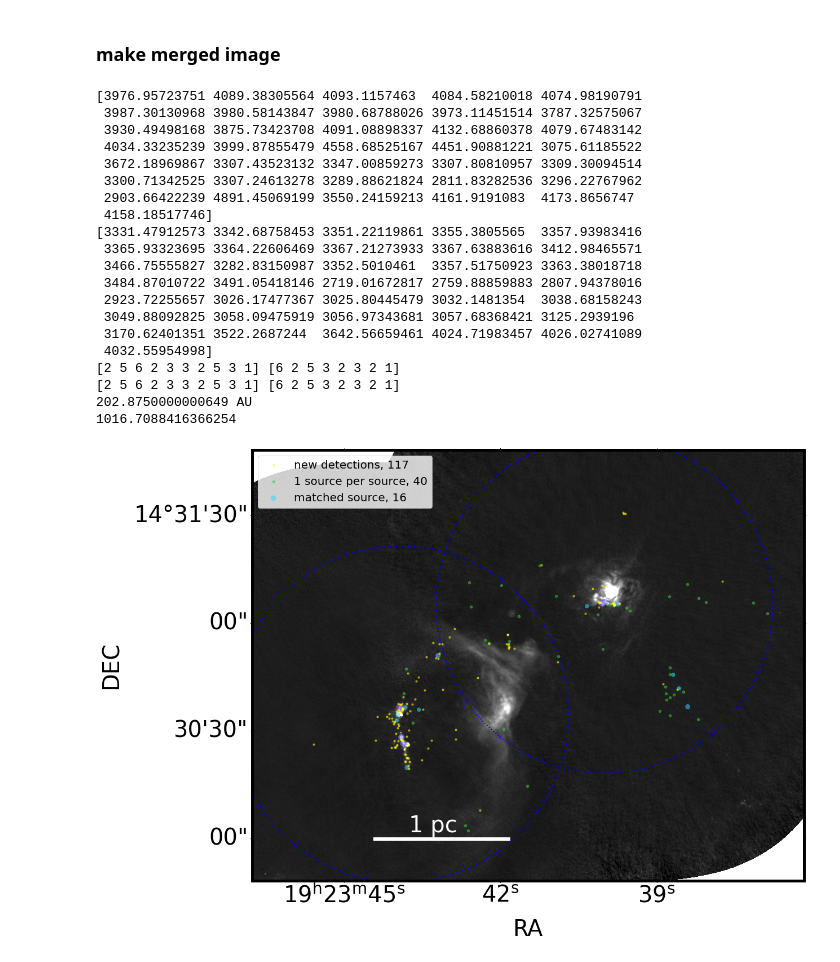
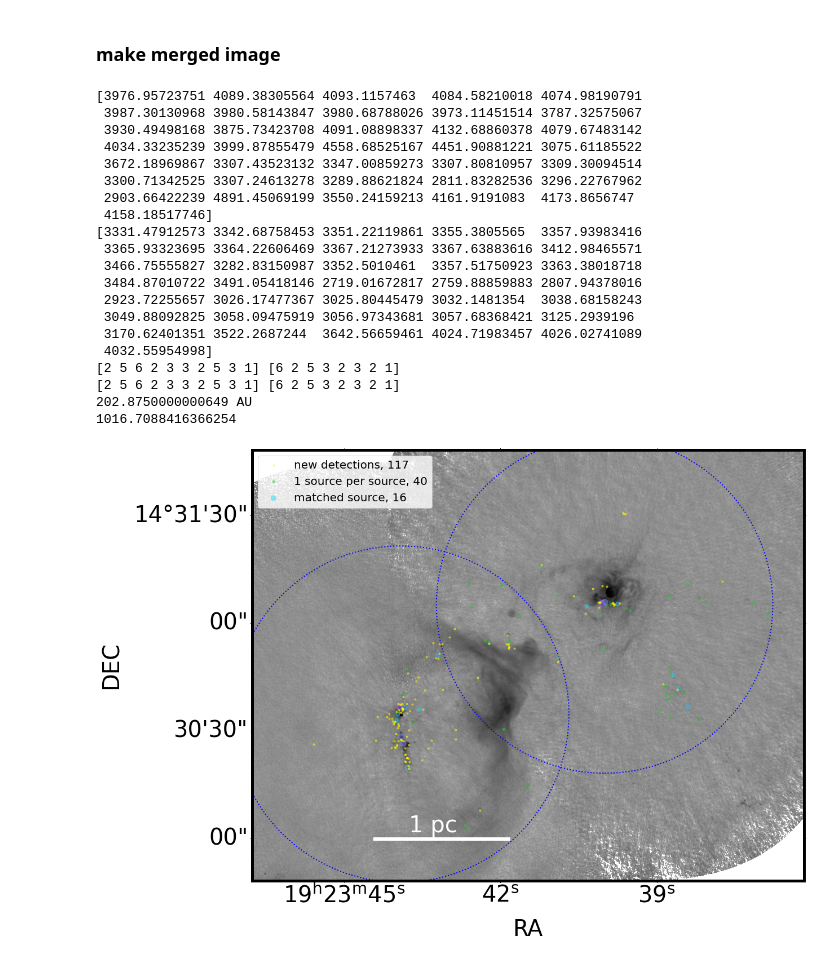
Before and after one commit to tyoo37/w51_frag_new, a Jupyter notebook: fragment/fragment_map.ipynb, the cells around one changed output. Cells and saved outputs as stored; diff of their text form; code cells hidden in the pictures.

```diff
--- a/fragment/fragment_map.ipynb
+++ b/fragment/fragment_map.ipynb
@@ -760,6 +760,9 @@ def draw_field_of_view(ax, image_highres, wcs_highres, wcs_lowres, color='r', lw
     radius=(pix1_in_lowres[1].item()-pix0_in_lowres[1].item())/2, color=color,fill=False, lw=lw, ls=ls)
     ax.add_patch(circle)
 # %%
+from astropy.visualization import simple_norm
+from astropy.stats import mad_std
+
 fitsdata_w51e = fits.open(Path.w51e_b3_almaimf)
 image_w51e = fitsdata_w51e[0].data
 if len(image_w51e.shape)>2:
@@ -783,10 +786,12 @@ cut_image_above_line(image_w51e, [2410, 4409], [4091, 1290], 4510)
 fig = plt.figure(figsize=(20,20))
 ax1 = fig.add_axes([0.3,0.3,0.68,0.68], projection=wcs_w51e)
 
+mad1 = mad_std(image_w51n, ignore_nan=True)
+norm1 = simple_norm(image_w51n, stretch='log', min_cut=-3*mad1, max_cut=150*mad1)
 
-ax1.imshow(image_w51n_reprojected, origin='lower',cmap=plt.get_cmap('gray'),vmin=-0.00110023576011658,vmax=0.008559992119315504)
+ax1.imshow(image_w51n_reprojected, origin='lower',cmap=plt.get_cmap('gray_r'),norm=norm1)
 
-ax1.imshow(image_w51e, origin='lower',cmap=plt.get_cmap('gray'),vmin=-0.00110023576011658,vmax=0.008559992119315504)
+ax1.imshow(image_w51e, origin='lower',cmap=plt.get_cmap('gray_r'),norm=norm1)
 
 yso_xysky_w51e =np.vstack((yso_xsky_w51e, yso_ysky_w51e)).T
 yso_xysky_w51n = np.vstack((yso_xsky_w51n, yso_ysky_w51n)).T
@@ -859,31 +864,31 @@ ax1.scatter(core_xpix_w51n_moresource, core_ypix_w51n_moresource ,c = colors_w51
 ax1.legend(fontsize=20)
 
 draw_field_of_view(ax1, image_b3_w51e, wcsB3_w51e_hr, wcs_out, color='b', lw=2, ls='dotted')
 draw_field_of_view(ax1, image_b3_w51n, wcsB3_w51n_hr, wcs_out, color='b', lw=2, ls='dotted')
 add_scale_bar(ax1,2300,1600, 1*u.pc, scale_w51e, 5.41*u.kpc,xoffset=-0.14, pad=60)
 ax1.set_xlim(1400,5500)
 ax1.set_ylim(1300,4500)
 ax1.set_xlabel('RA' ,fontsize=40)
 ax1.set_ylabel('DEC', fontsize=40)
 # %% [output]
 [3976.95723751 4089.38305564 4093.1157463  4084.58210018 4074.98190791
  3987.30130968 3980.58143847 3980.68788026 3973.11451514 3787.32575067
  3930.49498168 3875.73423708 4091.08898337 4132.68860378 4079.67483142
  4034.33235239 3999.87855479 4558.68525167 4451.90881221 3075.61185522
  3672.18969867 3307.43523132 3347.00859273 3307.80810957 3309.30094514
  3300.71342525 3307.24613278 3289.88621824 2811.83282536 3296.22767962
  2903.66422239 4891.45069199 3550.24159213 4161.9191083  4173.8656747
  4158.18517746]
 [3331.47912573 3342.68758453 3351.22119861 3355.3805565  3357.93983416
  3365.93323695 3364.22606469 3367.21273933 3367.63883616 3412.98465571
  3466.75555827 3282.83150987 3352.5010461  3357.51750923 3363.38018718
  3484.87010722 3491.05418146 2719.01672817 2759.88859883 2807.94378016
  2923.72255657 3026.17477367 3025.80445479 3032.1481354  3038.68158243
  3049.88092825 3058.09475919 3056.97343681 3057.68368421 3125.2939196
  3170.62401351 3522.2687244  3642.56659461 4024.71983457 4026.02741089
  4032.55954998]
 [2 5 6 2 3 3 2 5 3 1] [6 2 5 3 2 3 2 1]
 [2 5 6 2 3 3 2 5 3 1] [6 2 5 3 2 3 2 1]
 202.8750000000649 AU
 1016.7088416366254
-[figure, old version]
+[figure, new version]
```
Also changed, not shown: 9 other files.
